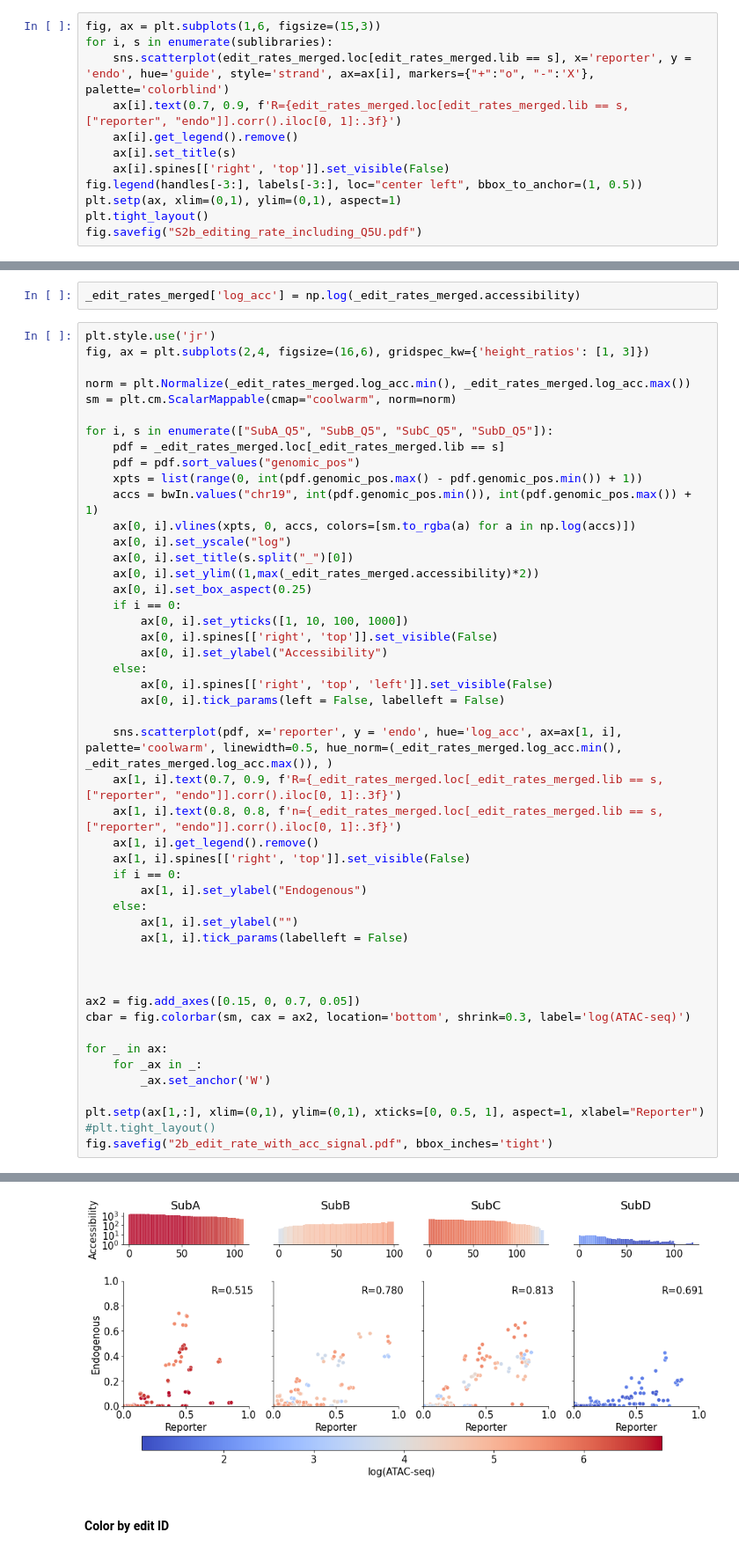
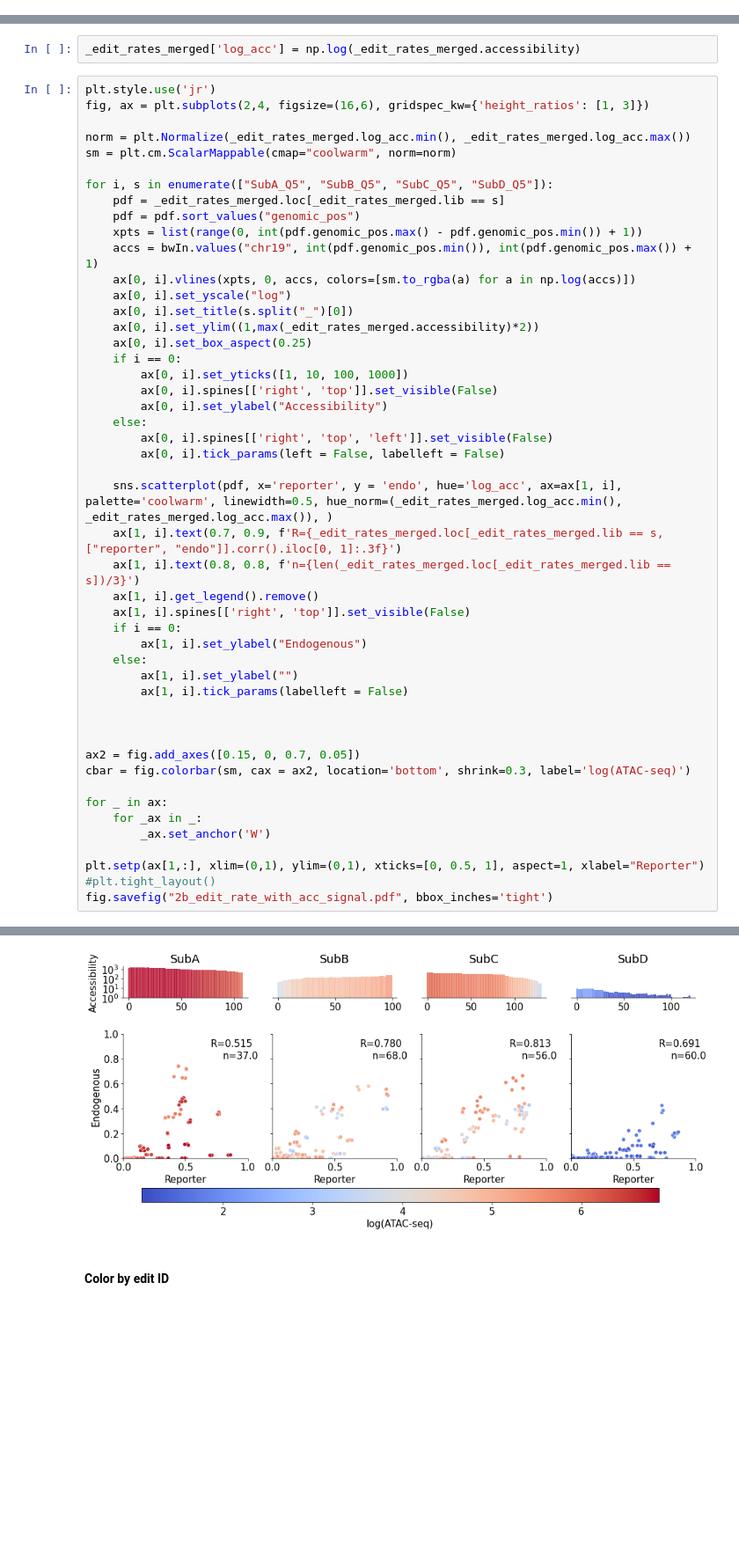
Before and after one commit to pinellolab/bean_manuscript, a Jupyter notebook: workflow/notebooks/Fig2a/2b_endo_vs_reporter.ipynb, the cells around one changed output, grey strips where cells are left out. Shown: that part at 88% size. Drawn from its saved outputs; the diff is of its cells as text; blank space fills up the shorter version.

```diff
--- a/workflow/notebooks/Fig2a/2b_endo_vs_reporter.ipynb
+++ b/workflow/notebooks/Fig2a/2b_endo_vs_reporter.ipynb
@@ -364,15 +366,3 @@ _allele_rates_merged.to_csv("_allele_rates_merged.csv")
 # %%
 _allele_rates_merged['n_edits'] = _allele_rates_merged.filtered_allele.map(lambda s: len(s.split(",")) if s != "" else 0)
 allele_rates_merged['n_edits'] = allele_rates_merged.allele.map(lambda s: len(s.split(",")) if s != "" else 0)
-# %%
-fig, ax = plt.subplots(1,6, figsize=(15,3))
-for i, s in enumerate(sublibraries):
-    sns.scatterplot(edit_rates_merged.loc[edit_rates_merged.lib == s], x='reporter', y = 'endo', hue='guide', style='strand', ax=ax[i], markers={"+":"o", "-":'X'}, palette='colorblind')
-    ax[i].text(0.7, 0.9, f'R={edit_rates_merged.loc[edit_rates_merged.lib == s, ["reporter", "endo"]].corr().iloc[0, 1]:.3f}')
-    ax[i].get_legend().remove()
-    ax[i].set_title(s)
-    ax[i].spines[['right', 'top']].set_visible(False)
-fig.legend(handles[-3:], labels[-3:], loc="center left", bbox_to_anchor=(1, 0.5))
-plt.setp(ax, xlim=(0,1), ylim=(0,1), aspect=1)
-plt.tight_layout()
-fig.savefig("S2b_editing_rate_including_Q5U.pdf")
@@ -436,7 +408,7 @@ for i, s in enumerate(["SubA_Q5", "SubB_Q5", "SubC_Q5", "SubD_Q5"]):
 
     sns.scatterplot(pdf, x='reporter', y = 'endo', hue='log_acc', ax=ax[1, i], palette='coolwarm', linewidth=0.5, hue_norm=(_edit_rates_merged.log_acc.min(), _edit_rates_merged.log_acc.max()), )
     ax[1, i].text(0.7, 0.9, f'R={_edit_rates_merged.loc[_edit_rates_merged.lib == s, ["reporter", "endo"]].corr().iloc[0, 1]:.3f}')
-    ax[1, i].text(0.8, 0.8, f'n={_edit_rates_merged.loc[_edit_rates_merged.lib == s, ["reporter", "endo"]].corr().iloc[0, 1]:.3f}')
+    ax[1, i].text(0.8, 0.8, f'n={len(_edit_rates_merged.loc[_edit_rates_merged.lib == s])/3}')
     ax[1, i].get_legend().remove()
     ax[1, i].spines[['right', 'top']].set_visible(False)
     if i == 0:
@@ -477,5 +449,5 @@ INFO  @ Sat, 19 Aug 2023 15:29:16:
          GSUB pruned
-[figure, old version]
+[figure, new version]
 # %% [markdown]
 #### Color by edit ID
 # %%
```
Also changed, not shown: parts of 6 cells of this notebook, 10 other files.
